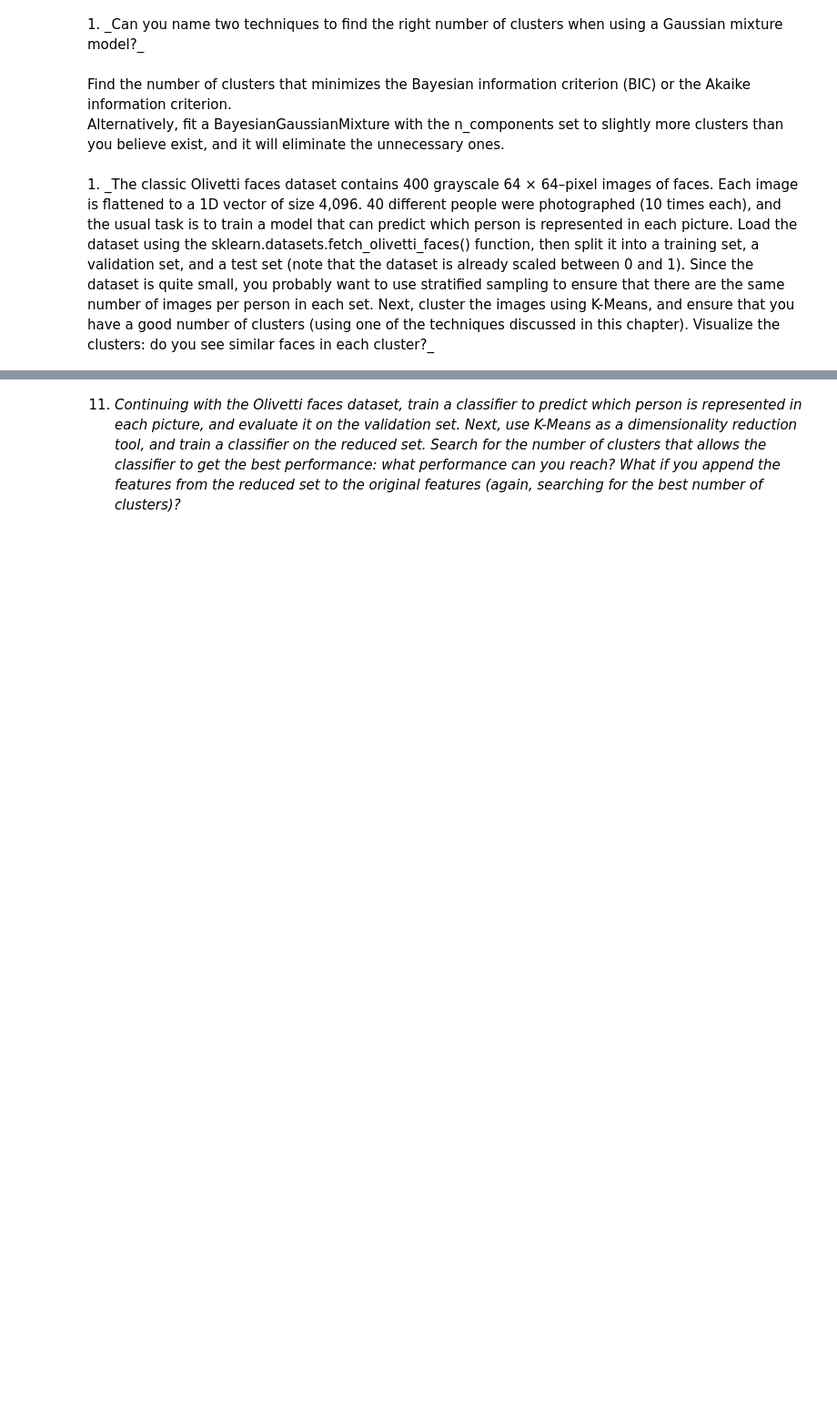
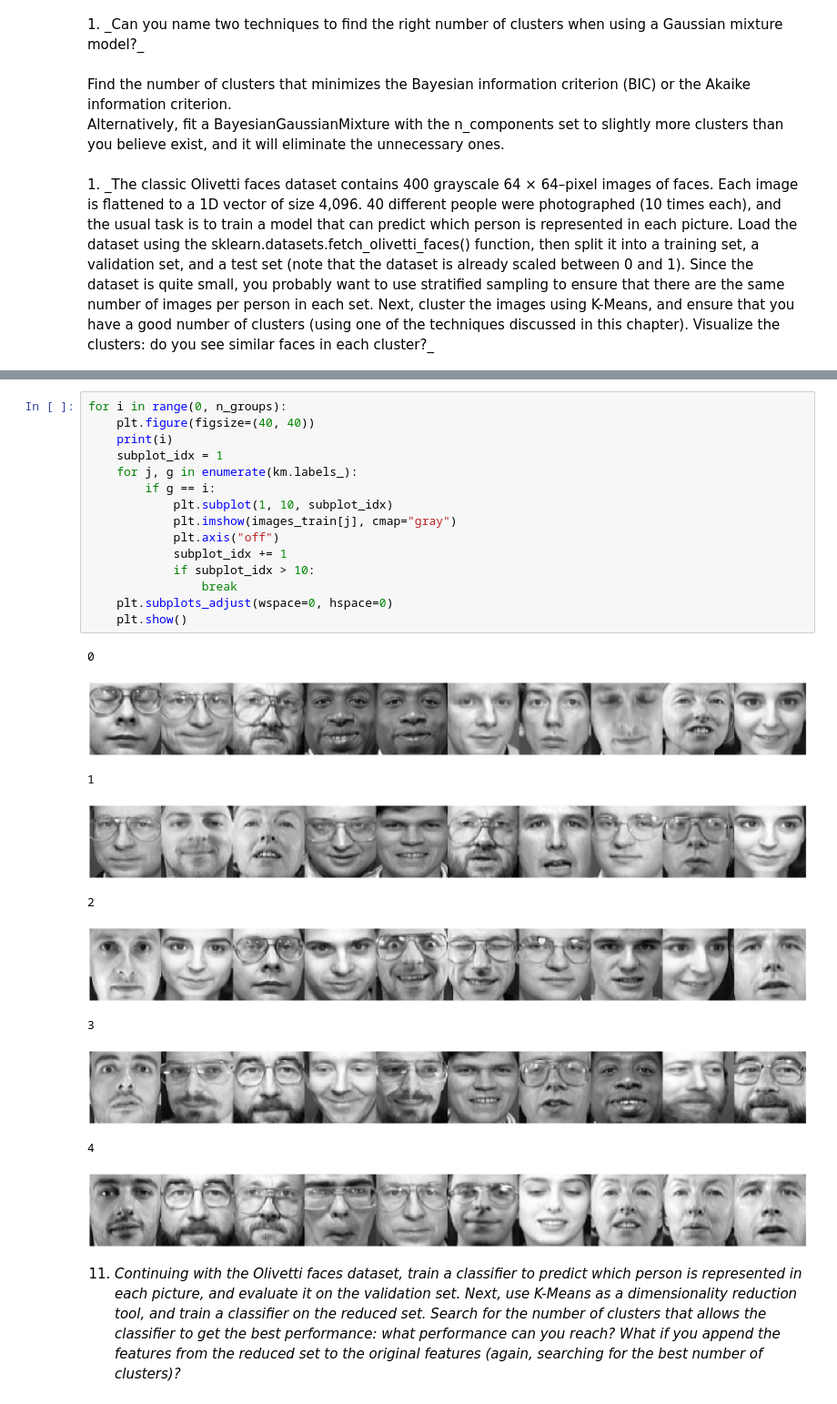
Before and after one commit to chrismarch/ml-exercises, a Jupyter notebook: 09_unsupervised_learning.ipynb, the cells around one changed output, grey strips where cells are left out. Shown at 91% size. Cells and saved outputs as stored; diff of their text form; blank space fills up the shorter version.

```diff
--- a/09_unsupervised_learning.ipynb
+++ b/09_unsupervised_learning.ipynb
@@ -82,3 +177,29 @@ for i in range(30, 41):
+# %%
+for i in range(0, n_groups):
+    plt.figure(figsize=(40, 40))
+    print(i)
+    subplot_idx = 1
+    for j, g in enumerate(km.labels_):
+        if g == i:
+            plt.subplot(1, 10, subplot_idx)
+            plt.imshow(images_train[j], cmap="gray")
+            plt.axis("off")
+            subplot_idx += 1
+            if subplot_idx > 10:
+                break
+    plt.subplots_adjust(wspace=0, hspace=0)
+    plt.show()
+# %% [output]
+0
+[figure, added]
+1
+[figure, added]
+2
+[figure, added]
+3
+[figure, added]
+4
+[figure, added]
 # %% [markdown]
 11. _Continuing with the Olivetti faces dataset, train a classifier to predict which person is represented in each picture, and evaluate it on the validation set. Next, use K-Means as a dimensionality reduction tool, and train a classifier on the reduced set. Search for the number of clusters that allows the classifier to get the best performance: what performance can you reach? What if you append the features from the reduced set to the original features (again, searching for the best number of clusters)?_
 # %% [markdown]
```
Also changed, not shown: parts of 4 cells of this notebook.
